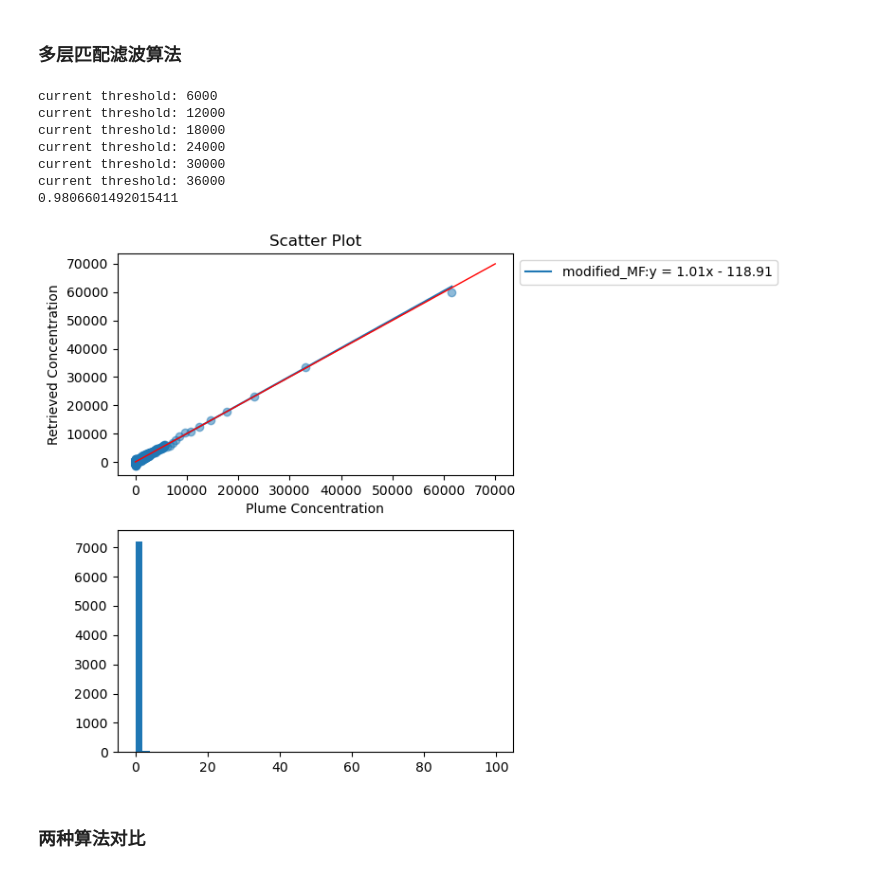
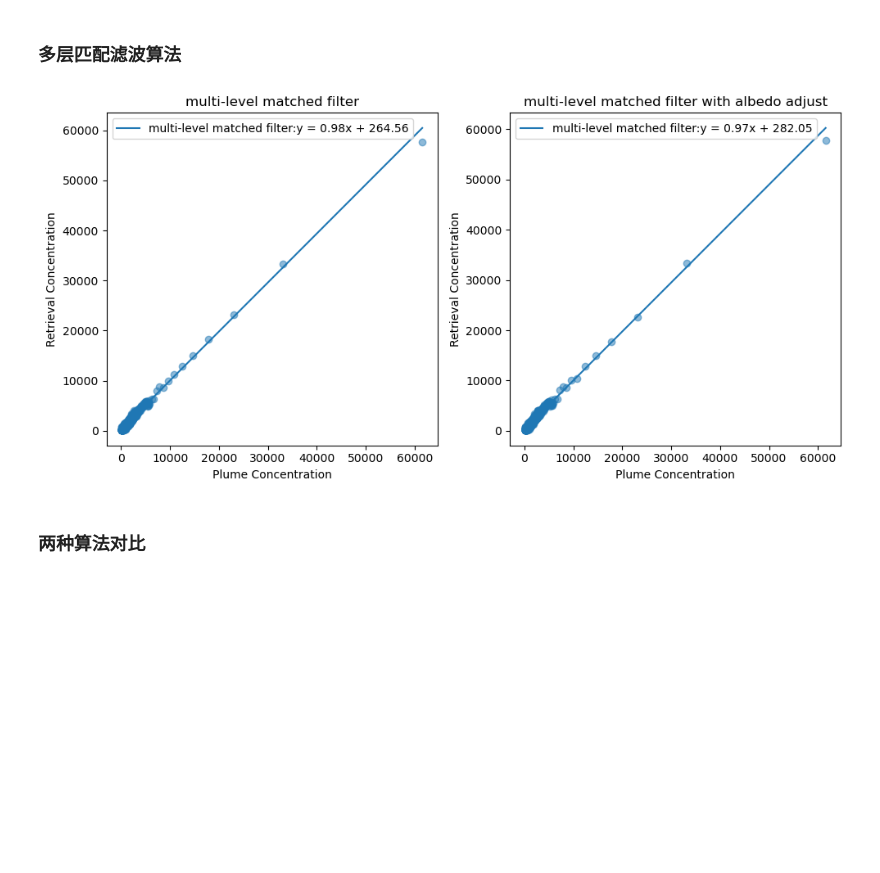
Before and after one commit to Emeric53/MF, a Jupyter notebook: MatchedFilter/algorithm_modification.ipynb, the cells around one changed output. Cells and saved outputs as stored; diff of their text form; code cells hidden in the pictures; blank space fills up the shorter version.

```diff
--- a/MatchedFilter/algorithm_modification.ipynb
+++ b/MatchedFilter/algorithm_modification.ipynb
@@ -1500,61 +1502,51 @@ def imagelevel_test3_2():
     """
     # 读取烟羽模型
     plume_path = f"C:\\Users\\RS\\VSCode\\matchedfiltermethod\\MyData\\plumes\\gaussianplume_1000_2_stability_D.npy"
     plume = np.load(plume_path)
     simulated_image = image_simulation(plume, 2150, 2500, 100, 100, 0.01)
 
     # 读取单位吸收光谱列表
     uaslist = []
     _,uas = gu.generate_range_uas_AHSI(0,36000,2150,2500)
     uaslist.append(uas)
     uasrange = np.arange(6000,46000,6000)
     for i in uasrange:
         _,uas = gu.generate_range_uas_AHSI(i,i+6000,2150,2500)
         uaslist.append(uas)
 
-    fig, ax = plt.subplots(2,1,figsize=(8, 6))
-    # enhancement,_ = mf.modified_matched_filter(simulated_image, uaslist)
-    enhancement,_ = modified_matched_filter(simulated_image, uaslist, False)
+    fig, ax = plt.subplots(1,2,figsize=(10, 5))
+    ax1,ax2 = ax.flatten()
+    sub_function_2(plume,simulated_image,uaslist,ax1,False)
+    sub_function_2(plume,simulated_image,uaslist,ax2,True)
+    set_plot_details(ax1, "multi-level matched filter", "Plume Concentration", "Retrieval Concentration")
+    set_plot_details(ax2, "multi-level matched filter with albedo adjust", "Plume Concentration", "Retrieval Concentration")
+    plt.tight_layout()
+    plt.show()
 
+    return None
+
+
+def sub_function_2(plume,simulated_image,uaslist,ax,*args):
+    # 加载单位吸收谱并生成匹配滤波算法的结果
+    _,enhancement = ML_matched_filter(simulated_image, uaslist,*args)
     plume_mask = plume > 100
     result_mask = enhancement > 100
     total_mask = plume_mask*result_mask
 
-    nonplume_mask = plume < 100
-    nonresult_mask = enhancement < 100
-    bg_mask = nonplume_mask*nonresult_mask
     # 可视化
-    ax[0].scatter(plume,enhancement,alpha=0.5)
-    polyfit_plot(plume.flatten(),enhancement.flatten(),ax[0],"modified_MF")
-    ax[1].hist(plume[bg_mask].flatten(), bins=50)
+    ax.scatter(plume[total_mask],enhancement[total_mask], alpha=0.5)
+    polyfit_plot(plume[total_mask].flatten(),enhancement[total_mask].flatten(), ax, "multi-level matched filter")
+
     # 对烟羽反演结果进行量化
     molar_mass_CH4 = 16.04  # 甲烷的摩尔质量，g/mol
     molar_volume_STP = 0.0224  # 摩尔体积，m^3/mol at STP
     emission = np.sum(plume[total_mask])*900*(molar_mass_CH4/molar_volume_STP) * 1e-6
     retrieval_emission = np.sum(enhancement[total_mask])*900*(molar_mass_CH4/molar_volume_STP) * 1e-6
-    print(emission/retrieval_emission)
 
-    # 拟合原始增强和反演结果的关系
-    ax[0].plot([0, 70000], [0, 70000], color='red', linestyle='-', linewidth=1)
-    ax[0].set_xlabel('Plume Concentration')
-    ax[0].set_ylabel('Retrieved Concentration')
-    ax[0].set_title(f'Scatter Plot')
-    ax[0].legend(loc='upper left', bbox_to_anchor=(1, 1))  # Add legend outside the plot
-    plt.tight_layout()
-    plt.show()
-
-    return None
 
 imagelevel_test3_2()
 # %% [output]
-current threshold: 6000
-current threshold: 12000
-current threshold: 18000
-current threshold: 24000
-current threshold: 30000
-current threshold: 36000
-0.9806601492015411
-[figure, old version]
+[figure, new version]
 # %% [markdown]
 ### 两种算法对比
 # %%
```
Also changed, not shown: parts of 1 cell of this notebook.
